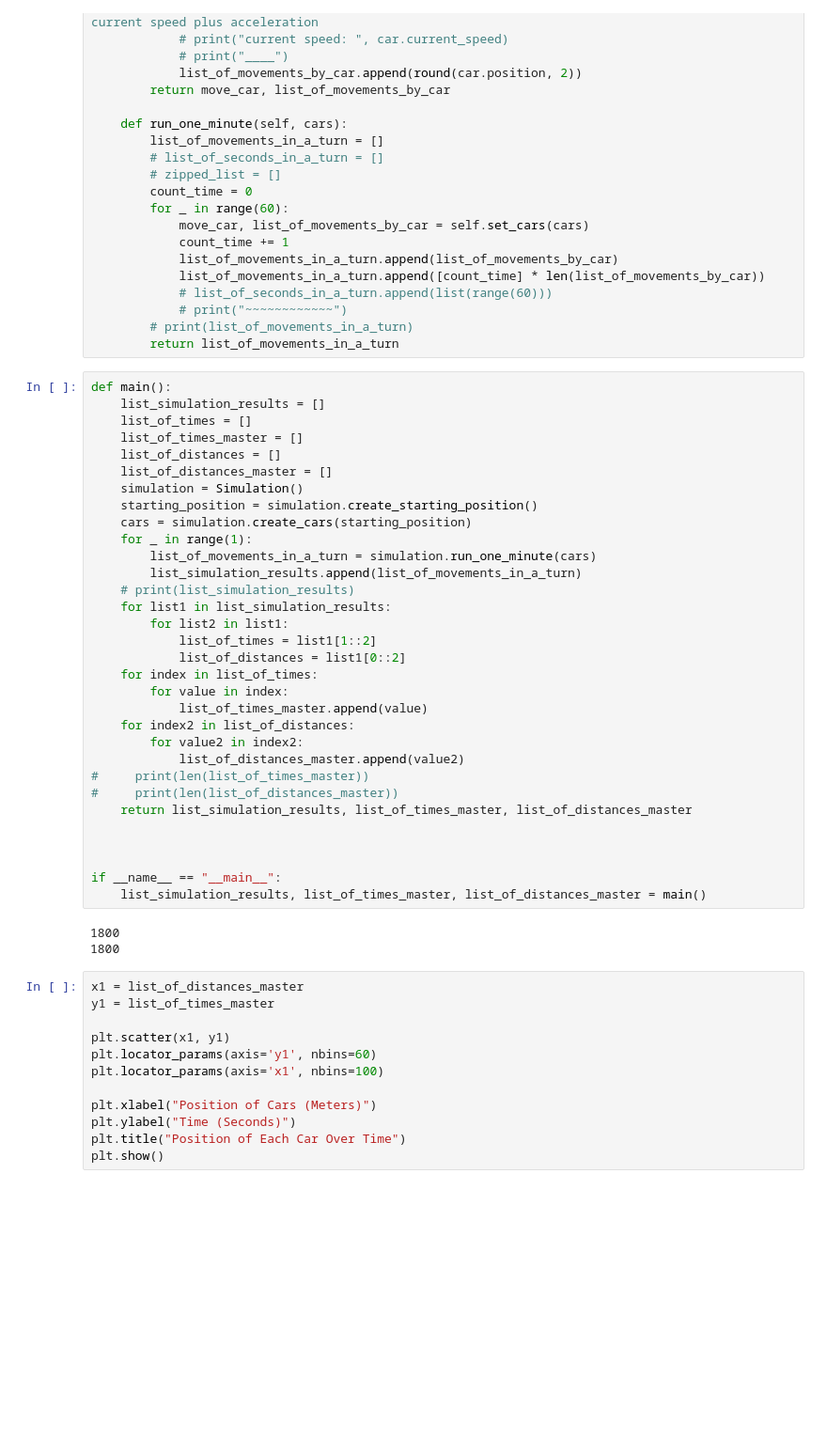
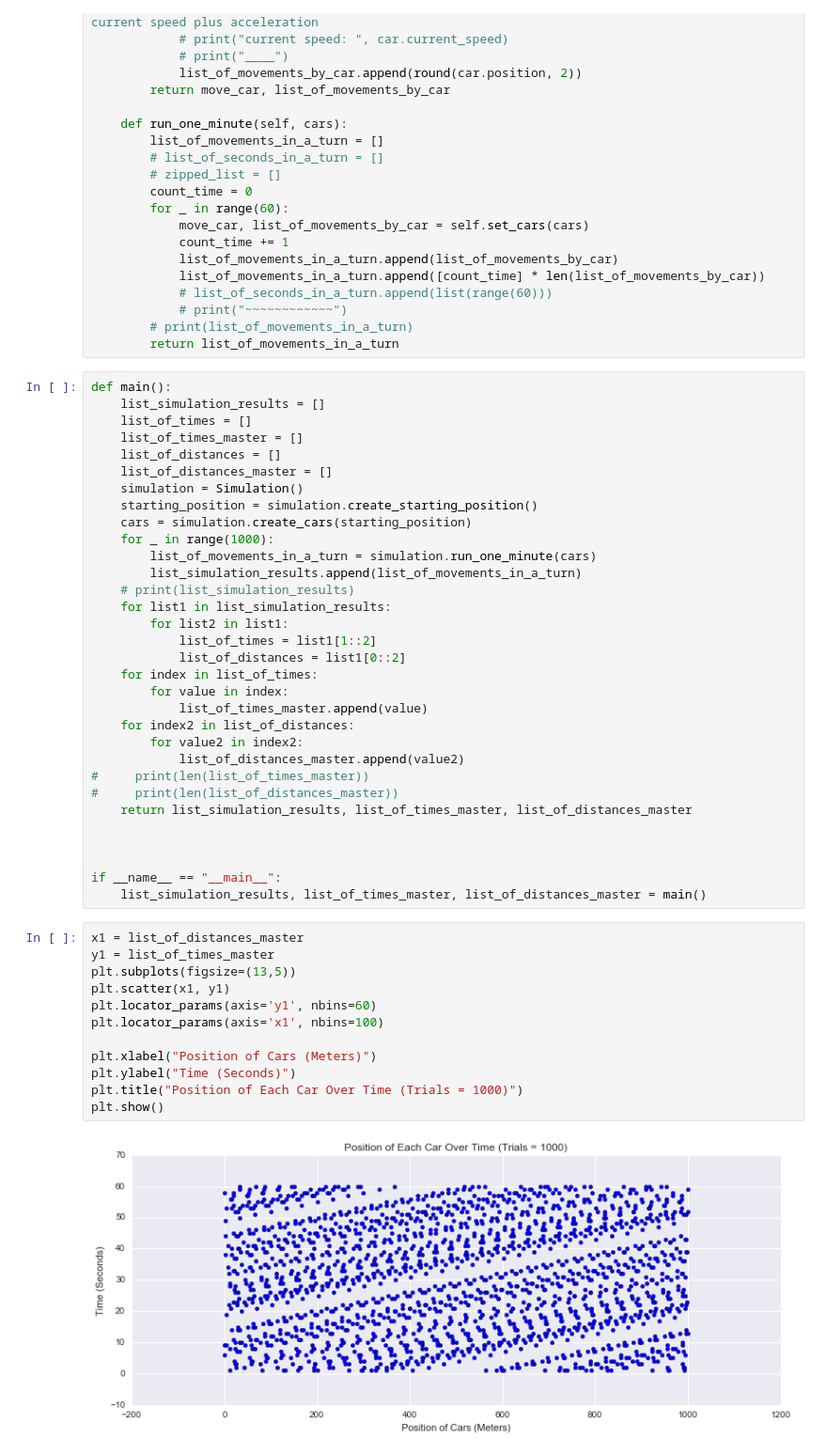
Before and after one commit to njberejan/traffic-simulation, a Jupyter notebook: TrafficSimulation.ipynb, the cells around one changed output. Shown: that part at 94% size. Cells and saved outputs as stored; diff of their text form; blank space fills up the shorter version.

```diff
--- a/TrafficSimulation.ipynb
+++ b/TrafficSimulation.ipynb
@@ -161,7 +163,7 @@ def main():
     simulation = Simulation()
     starting_position = simulation.create_starting_position()
     cars = simulation.create_cars(starting_position)
-    for _ in range(1):
+    for _ in range(1000):
         list_of_movements_in_a_turn = simulation.run_one_minute(cars)
         list_simulation_results.append(list_of_movements_in_a_turn)
     # print(list_simulation_results)
@@ -183,18 +185,17 @@ def main():
 
 if __name__ == "__main__":
     list_simulation_results, list_of_times_master, list_of_distances_master = main()
-# %% [output]
-1800
-1800
 # %%
 x1 = list_of_distances_master
 y1 = list_of_times_master
-
+plt.subplots(figsize=(13,5))
 plt.scatter(x1, y1)
 plt.locator_params(axis='y1', nbins=60)
 plt.locator_params(axis='x1', nbins=100)
 
 plt.xlabel("Position of Cars (Meters)")
 plt.ylabel("Time (Seconds)")
-plt.title("Position of Each Car Over Time")
+plt.title("Position of Each Car Over Time (Trials = 1000)")
 plt.show()
+# %% [output]
+[figure, added]
```
Also changed, not shown: parts of 2 cells of this notebook.
